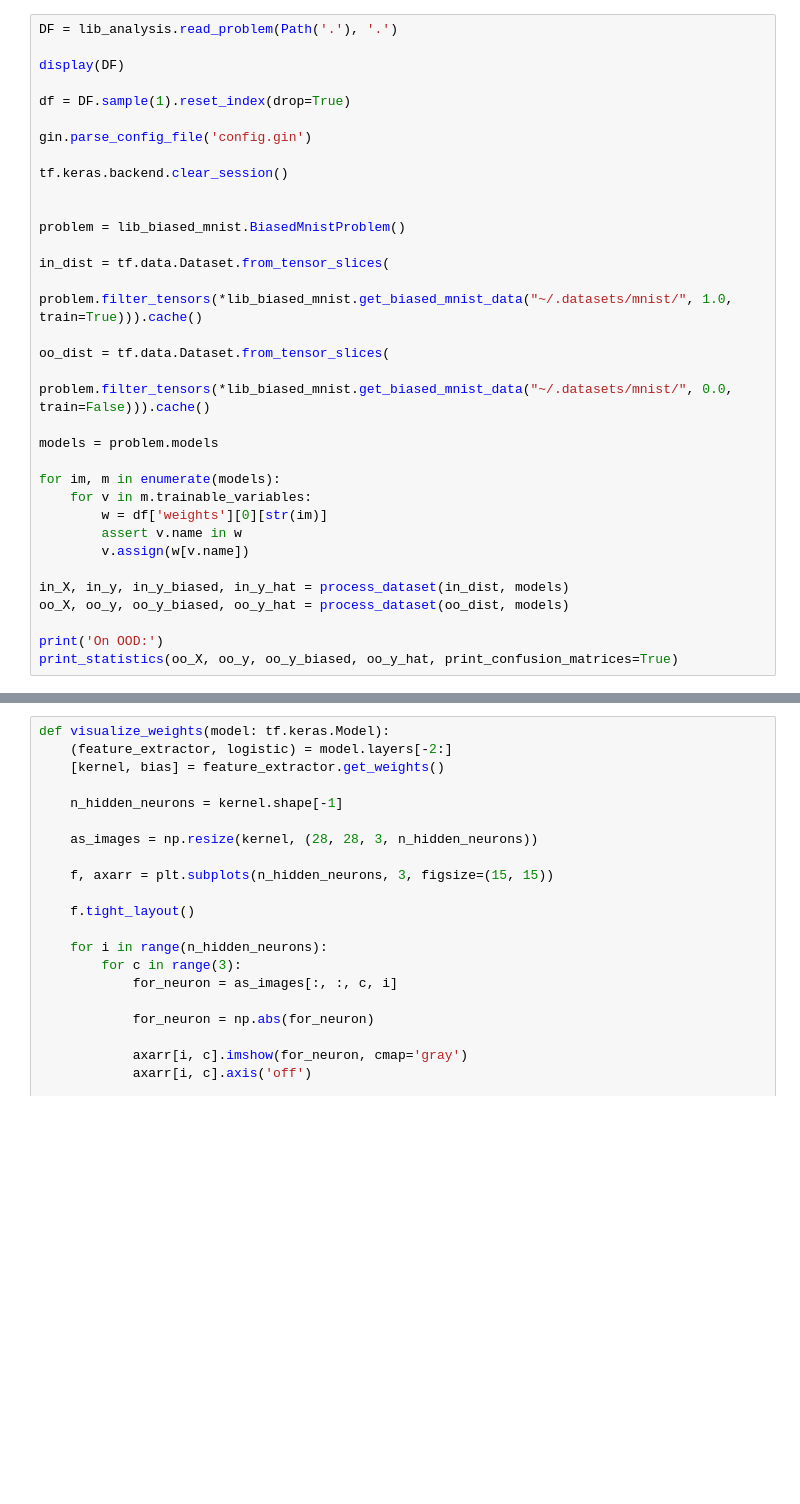
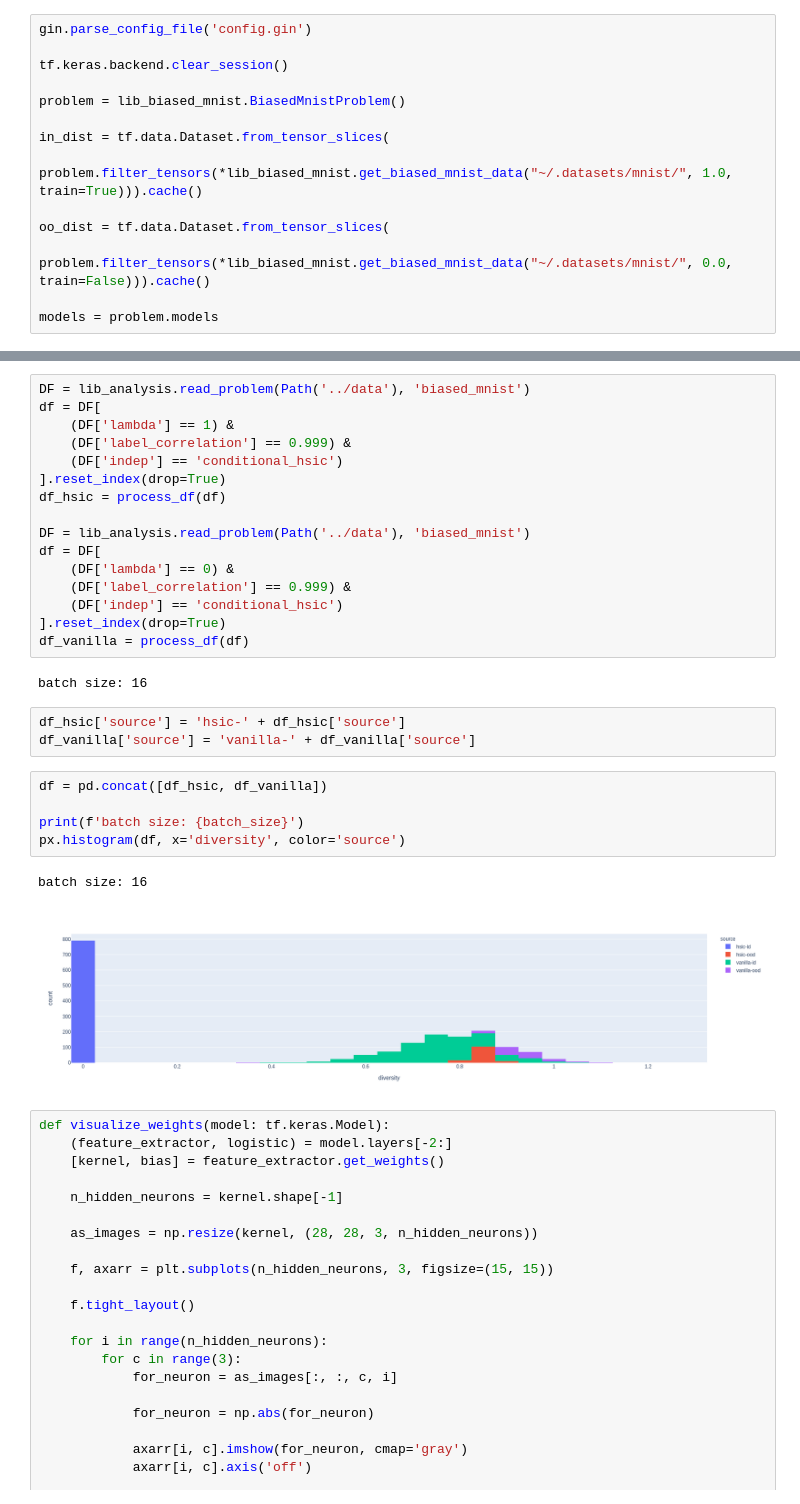
Before and after one commit to ericpts/hsic, a Jupyter notebook: analysis.ipynb, the cells around one changed output, grey strips where cells are left out. Cells and saved outputs as stored; diff of their text form; blank space fills up the shorter version.

Commit message:
Look at diversity loss as OOD metric

```diff
--- a/analysis.ipynb
+++ b/analysis.ipynb
@@ -282,14 +53,7 @@ def print_statistics(X: tf.Tensor, y: tf.Tensor, y_biased: tf.Tensor, y_hat: tf.
 # %%
-DF = lib_analysis.read_problem(Path('.'), '.')
-
-display(DF)
-
-df = DF.sample(1).reset_index(drop=True)
-
 gin.parse_config_file('config.gin')
 
 tf.keras.backend.clear_session()
-
 
 problem = lib_biased_mnist.BiasedMnistProblem()
 
@@ -300,15 +64,3 @@ oo_dist = tf.data.Dataset.from_tensor_slices(
             problem.filter_tensors(*lib_biased_mnist.get_biased_mnist_data("~/.datasets/mnist/", 0.0, train=False))).cache()
 
 models = problem.models
-
-for im, m in enumerate(models):
-    for v in m.trainable_variables:
-        w = df['weights'][0][str(im)]
-        assert v.name in w
-        v.assign(w[v.name])
-
-in_X, in_y, in_y_biased, in_y_hat = process_dataset(in_dist, models)
-oo_X, oo_y, oo_y_biased, oo_y_hat = process_dataset(oo_dist, models)
-
-print('On OOD:')
-print_statistics(oo_X, oo_y, oo_y_biased, oo_y_hat, print_confusion_matrices=True)
@@ -420,3 +89,32 @@ if False:
+# %%
+DF = lib_analysis.read_problem(Path('../data'), 'biased_mnist')
+df = DF[
+    (DF['lambda'] == 1) &
+    (DF['label_correlation'] == 0.999) &
+    (DF['indep'] == 'conditional_hsic')
+].reset_index(drop=True)
+df_hsic = process_df(df)
+
+DF = lib_analysis.read_problem(Path('../data'), 'biased_mnist')
+df = DF[
+    (DF['lambda'] == 0) &
+    (DF['label_correlation'] == 0.999) &
+    (DF['indep'] == 'conditional_hsic')
+].reset_index(drop=True)
+df_vanilla = process_df(df)
+# %% [output]
+batch size: 16
+# %%
+df_hsic['source'] = 'hsic-' + df_hsic['source']
+df_vanilla['source'] = 'vanilla-' + df_vanilla['source']
+# %%
+df = pd.concat([df_hsic, df_vanilla])
+
+print(f'batch size: {batch_size}')
+px.histogram(df, x='diversity', color='source')
+# %% [output]
+batch size: 16
+[figure, added]
 # %%
 def visualize_weights(model: tf.keras.Model):
     (feature_extractor, logistic) = model.layers[-2:]
```
Also changed, not shown: parts of 13 cells of this notebook, 3 other files.
